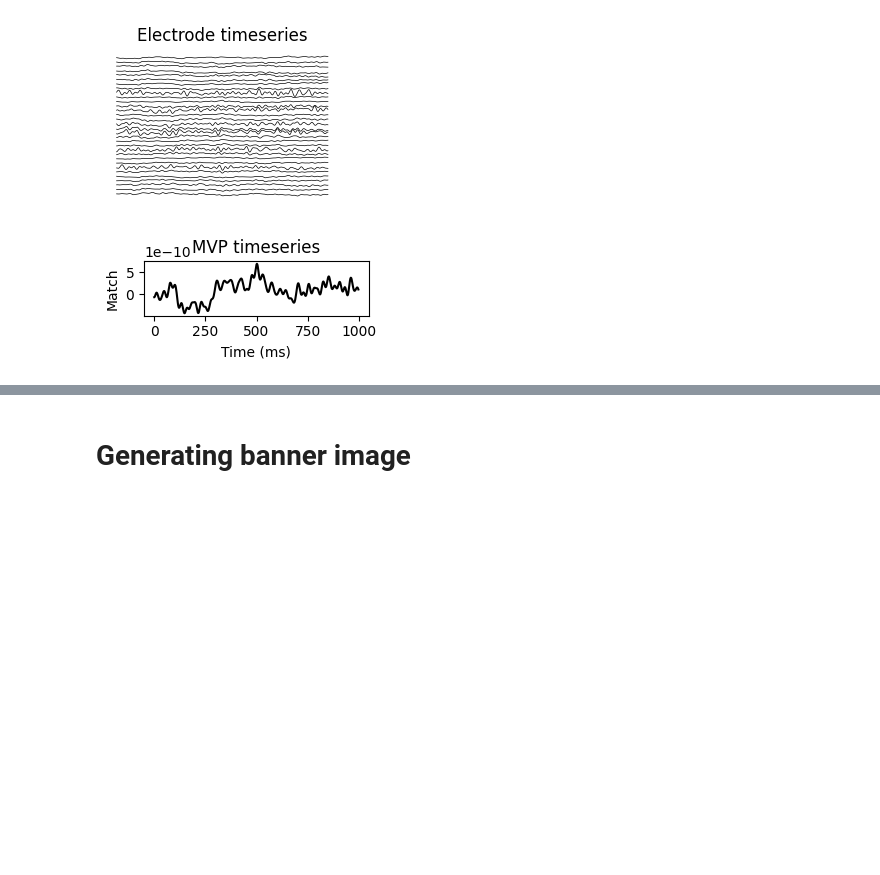
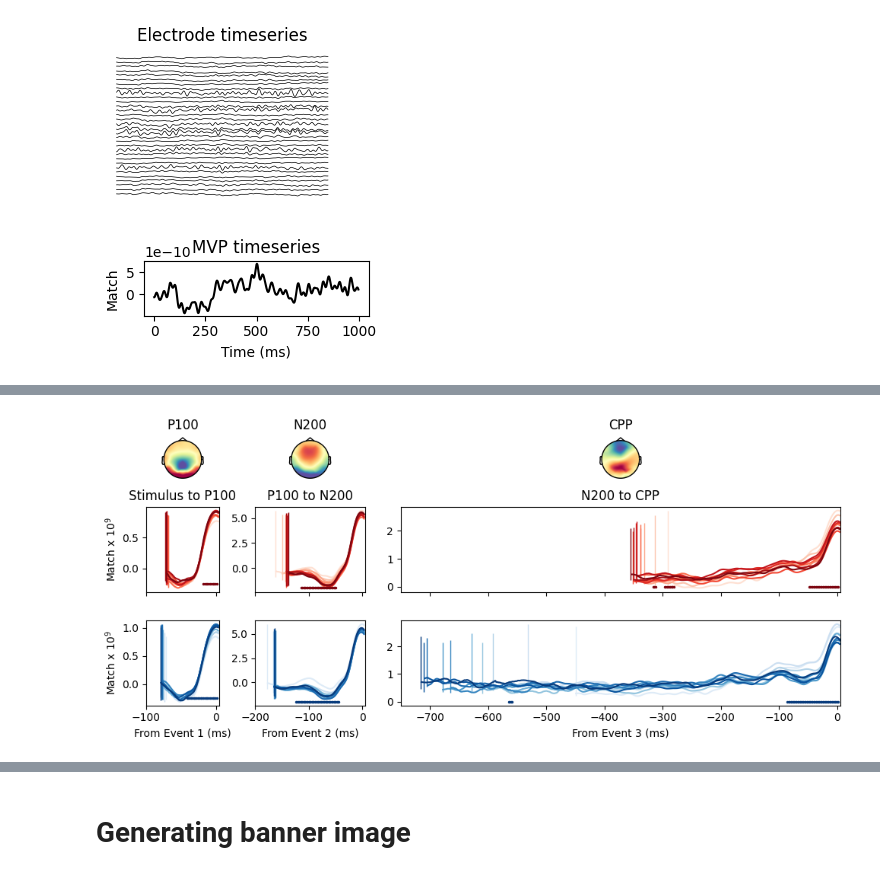
Before and after one commit to GWeindel/decision-times, a Jupyter notebook: 2-ERP_analyses.ipynb, the cells around one changed output, grey strips where cells are left out. Saved outputs shown, nothing was run; the diff lists cells and outputs as text; code cells hidden in the pictures; blank space fills up the shorter version.

```diff
--- a/2-ERP_analyses.ipynb
+++ b/2-ERP_analyses.ipynb
@@ -320,0 +152,84 @@ Found 0 clusters
+# %%
+contrasts = (np.linspace(0.034999999,0.9550001,11)*100)
+color_cont_greys = {x: plt.cm.Greys(x/100) for x in contrasts}
+color_cont_spd = {x: plt.cm.Reds(x/100) for x in contrasts}
+color_cont_acc = {x: plt.cm.Blues(x/100) for x in contrasts}
+color_sat = {'speed':color_cont_spd,'accuracy':color_cont_acc}
+
+contrasts_bin = (np.linspace(0.034999999,0.9550001,3)*100)
+color_cont_grey_bin = {x: plt.cm.Greys(x/100) for x in contrasts_bin}
+color_cont_spd_bin = {x: plt.cm.Reds(x/100) for x in contrasts_bin}
+color_cont_acc_bin = {x: plt.cm.Blues(x/100) for x in contrasts_bin}
+color_sat_bin = {'speed':color_cont_spd_bin,'accuracy':color_cont_acc_bin}
+# %%
+fig5 = plt.figure(constrained_layout=True, figsize=(10,4.5))
+
+widths = [ 5, 7.5, 30]
+heights = [ .5, 1, 1]
+spec5 = fig5.add_gridspec(ncols=3, nrows=3, width_ratios=widths,
+                          height_ratios=heights)
+
+baseline = np.array([-.1, -.2, -.75])*sfreq
+n_samples = np.array([.005,.005,.005])*sfreq
+sig_ylim = [-0.25, -2, 0]
+
+intervals = [['Stimulus','P100'], ['P100','N200'], ['N200','CPP']]
+
+for event in np.arange(3):
+    ax = fig5.add_subplot(spec5[0, event])
+    plot_topomap(weights.sel(event=event).values[:,0],
+             info, sensors=False, cmap='Spectral_r', res=100, show=False, axes=ax, contours=False)
+    ax.set_title(intervals[event][1])
+    for c, SAT in enumerate(["speed","accuracy"]):
+        ax = fig5.add_subplot(spec5[c+1, event])
+        for j, cont in enumerate(list(zip(contrasts, np.roll(contrasts, -1)))[:-1]):
+            data_left_sp = data.where((data.stimulus > cont[0]) & (data.stimulus <= cont[1])& (data.condition == SAT), drop=True)
+            if SAT == 'accuracy':
+                ax.tick_params(bottom=True, labelbottom=True, left=True, labelleft=True)
+                ax.set_xlabel(f'From Event {event+1} (ms)')
+            else:
+                ax.tick_params(bottom=True, labelbottom=False, left=True, labelleft=True)
+                ax.set_title(f'{intervals[event][0]} to {intervals[event][1]}')
+            centered = hmp.utils.centered_activity(data_left_sp, times_sp, channels,
+                event=event+1, n_samples=n_samples[event], baseline=baseline[event])
+            mean_time = (data_left_sp[intervals[event][0]].mean()-data_left_sp[intervals[event][1]].mean())/tstep
+            centered = centered.sel(sample=slice(mean_time, n_samples[event]))
+
+            timecourse = centered.data.unstack().mean(['epoch']).mean('participant').data.T@weights.sel(event=event).values
+            timecourse *= 1e10
+            ax.plot(centered.sample*tstep, timecourse,
+                                 color=color_sat[SAT][cont[1]])
+            ax.vlines(mean_time*tstep,
+                      np.nanmin(timecourse), np.nanmax(timecourse),
+                      color=color_sat[SAT][cont[1]], alpha=1, lw=1)
+
+            ax.set_xlim(baseline[event]*tstep, n_samples[event]*tstep)
+            if event == 0:
+                ax.set_ylabel(r'Match x $10^{9}$')
+
+        #Statistical testing on binarized contrast values
+        activ = np.zeros((2, len(epoch_data.participant), int((abs(baseline[event])+n_samples[event]))))*np.nan
+        for j, cont in enumerate(list(zip(contrasts_bin, np.roll(contrasts_bin, -1)))[:-1]):
+            data_left_sp = data.where((data.stimulus > cont[0]) & (data.stimulus <= cont[1])& (data.condition == SAT), drop=True).dropna('trial', how="all")
+            centered = hmp.utils.centered_activity(data_left_sp, times_sp, channels,
+                event=event+1, n_samples=n_samples[event], baseline=baseline[event])
+            sample_range = centered.sample.values
+            centered = centered.data.unstack()
+            mean_time = int(np.rint((data_left_sp[intervals[event][0]].mean()-data_left_sp[intervals[event][1]].mean())/tstep))
+            centered = centered.sel(sample=slice(mean_time, n_samples[event]))
+            participant_erp = np.zeros((len(centered.participant), len(centered.sample)))*np.nan
+            for i, participant in enumerate(centered.participant):
+                participant_erp[i] = centered.sel(participant = participant).mean(['epoch']).data.T@weights.sel(event=event).values[:,0]
+            activ[j, :, -len(centered.sample):] = participant_erp
+        diff = activ[0] - activ[1]
+        diff = diff[np.isfinite(diff[:,-1]),:]
+        test_stats = permutation_cluster_1samp_test(diff)
+        if isinstance(test_stats[1], list):
+            sig = np.concatenate([arr[0] for arr in test_stats[1]])
+        else: sig =  test_stats[1]
+        if len(sig ) > 0:
+            ax.plot((sample_range*tstep)[sig], np.repeat(sig_ylim[event], len(sig)), '.', color=color_sat_bin[SAT][cont[1]], markersize=3)
+
+plt.tight_layout()
+plt.savefig('plots/ERPs_partition.png',dpi=300,transparent=True,bbox_inches='tight')
+# %% [output]
@@ -320,0 +260 @@ Found 0 clusters
+[figure, added]
```
Also changed, not shown: parts of 13 cells of this notebook, 2 other files.
